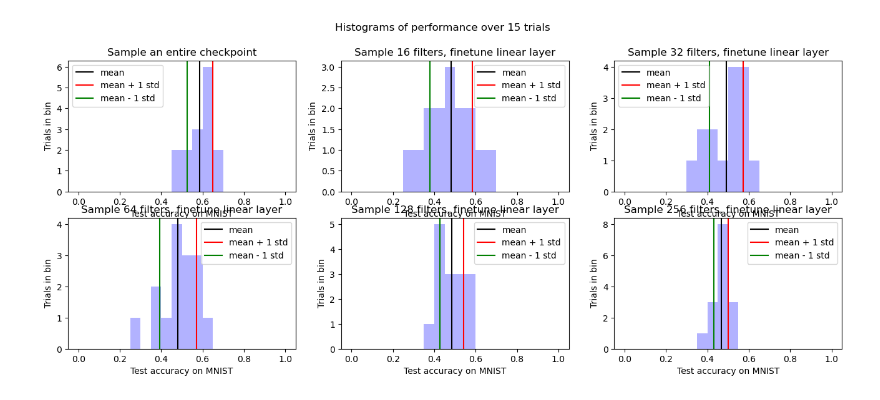
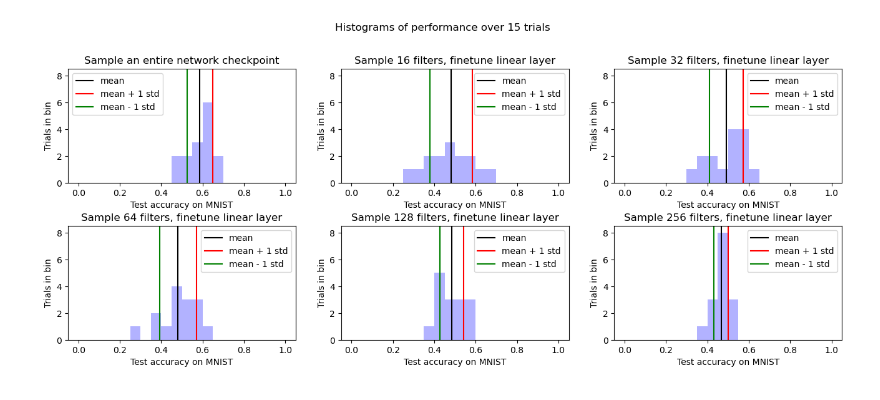
Before and after one commit to manleyroberts/filter-generation, a Jupyter notebook: baselines/display.ipynb, the cells around one changed output. Saved outputs shown, nothing was run; the diff lists cells and outputs as text; code cells hidden in the pictures.

```diff
--- a/baselines/display.ipynb
+++ b/baselines/display.ipynb
@@ -8,31 +8,33 @@ with open('save_baselines.pickle', 'rb') as handle:
     baselines = pickle.load(handle)
 # %%
 name_map = {
-    'sample_IID': 'Sample an entire checkpoint',
+    'sample_IID': 'Sample an entire network checkpoint',
 }
 for c in [16, 32, 64, 128, 256]:
     name_map[f'sample_filters_IID_{c}'] = f'Sample {c} filters, finetune linear layer'
 # %%
 from matplotlib.pyplot import figure
 
 # figure(figsize=(20,10))
-fig, axs = plt.subplots(2,3,figsize=(16,6))
+fig, axs = plt.subplots(2,3,figsize=(16,6), gridspec_kw={'width_ratios': [2,2,2],'height_ratios': [1, 1]}  )
 # print(axs)
 plt.suptitle('Histograms of performance over 15 trials')
 for name, ax in zip(name_map.keys(), axs.flatten()):
     # plt.clf()
     vec = baselines[name]['acc']
     if len(vec) > 15:
         vec = vec[:15]
     ax.hist(vec, bins=20, range=(0,1), fc=(0, 0, 1, 0.3))
+    ax.set_box_aspect(0.5)
     ax.axvline(sum(vec)/len(vec), color='black', label='mean')
     std = np.std(vec)
     ax.axvline(sum(vec)/len(vec) + std, color='red', label='mean + 1 std')
     ax.axvline(sum(vec)/len(vec) - std, color='green', label='mean - 1 std')
     ax.set_xlabel('Test accuracy on MNIST')
     ax.set_ylabel('Trials in bin')
+    ax.set_ylim(0, 8.5)
     ax.set_title(name_map[name])
     ax.legend()
     # plt.show()
 # %% [output]
-[figure, old version]
+[figure, new version]
```
